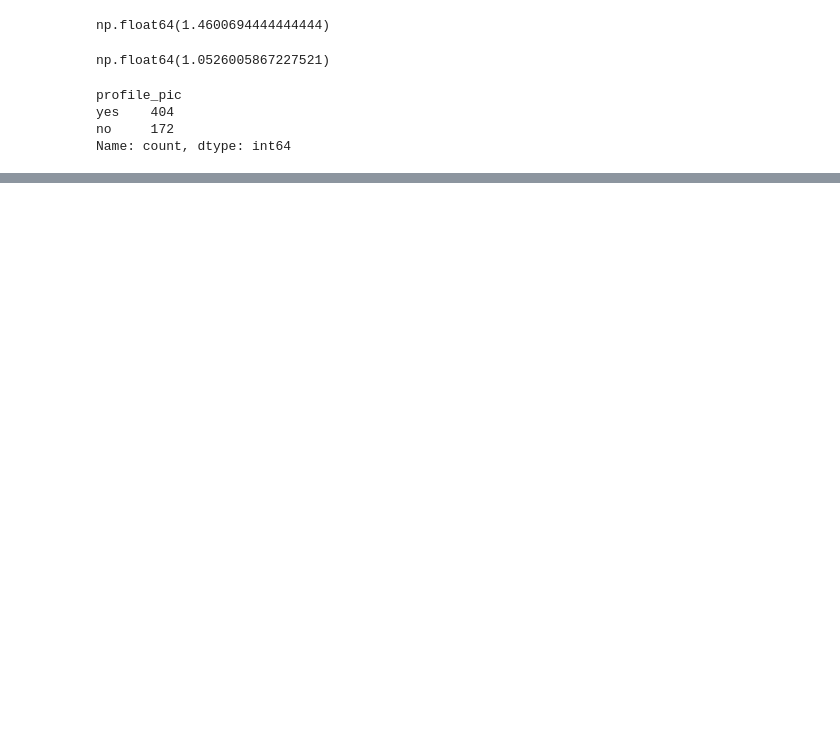
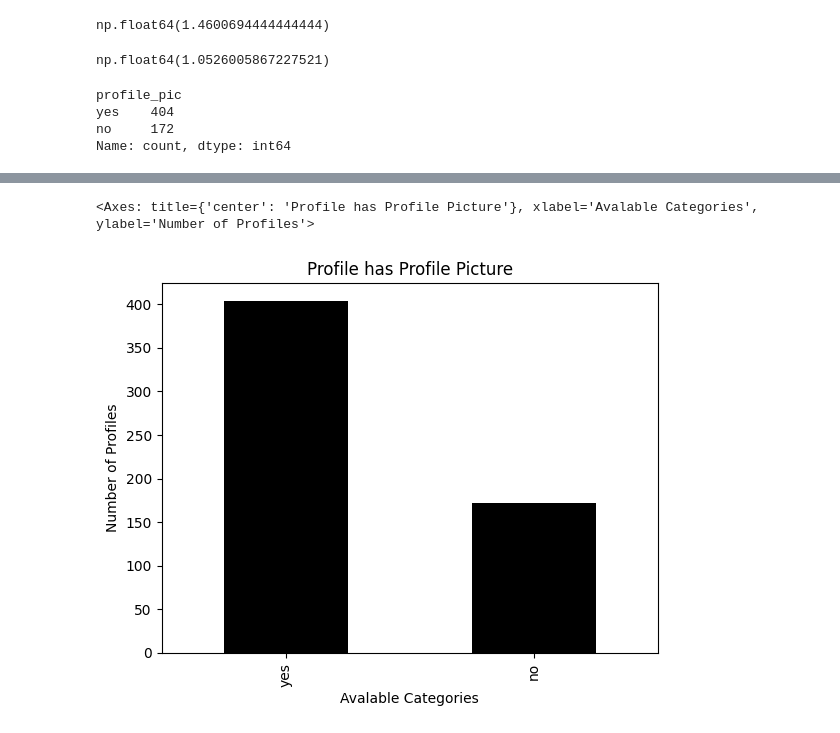
Before and after one commit to didixy/data-science-ue, a Jupyter notebook: code/lektion_01.ipynb, the cells around one changed output, grey strips where cells are left out. Cells and saved outputs as stored; diff of their text form; code cells hidden in the pictures; blank space fills up the shorter version.

```diff
--- a/code/lektion_01.ipynb
+++ b/code/lektion_01.ipynb
@@ -83,0 +101,11 @@ data.select_dtypes(include="number").corr()
+# %%
+data["profile_pic"].value_counts().plot(
+    kind="bar",
+    title="Profile has Profile Picture",
+    xlabel="Avalable Categories",
+    ylabel="Number of Profiles",
+    color= "k"
+    )
+# %% [output]
+<Axes: title={'center': 'Profile has Profile Picture'}, xlabel='Avalable Categories', ylabel='Number of Profiles'>
+[figure, added]
```
Also changed, not shown: parts of 8 cells of this notebook.
